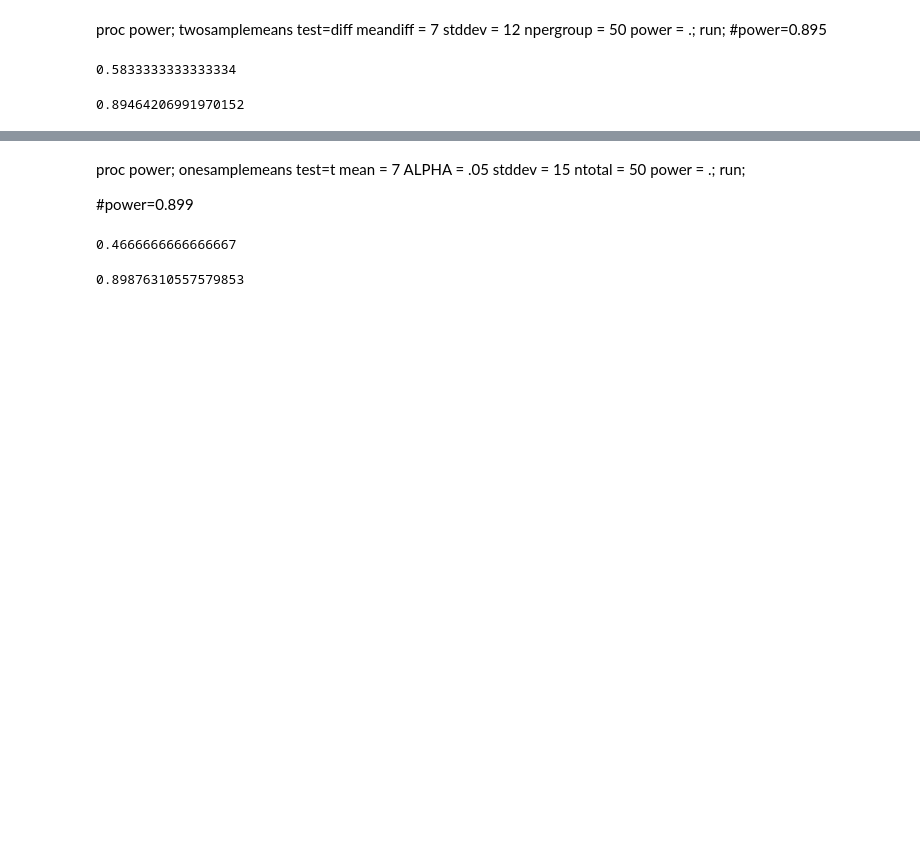
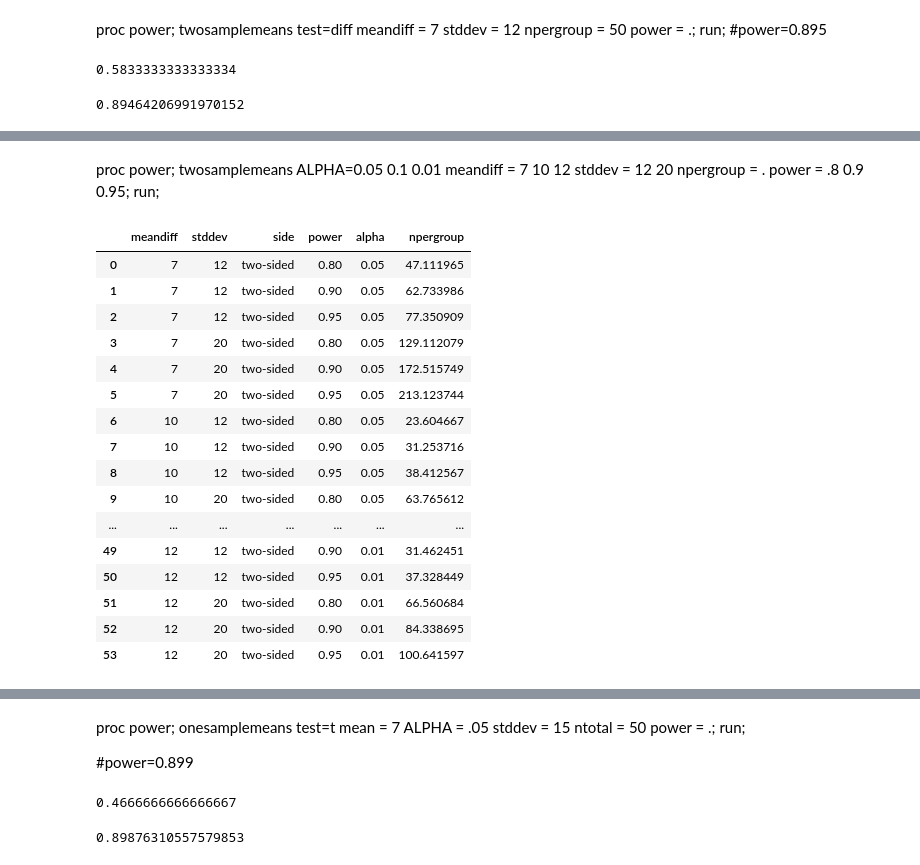
Before and after one commit to qiuqm/titanic, a Jupyter notebook: sample size calculation.ipynb, the cells around one changed output, grey strips where cells are left out. Saved outputs shown, nothing was run; the diff lists cells and outputs as text; code cells hidden in the pictures; blank space fills up the shorter version.

```diff
--- a/sample size calculation.ipynb
+++ b/sample size calculation.ipynb
@@ -17,0 +133,36 @@ smp.TTestIndPower().solve_power(d, nobs1=50, ratio=1, alpha=0.1, alternative='tw
+# %% [markdown]
+proc power;
+      twosamplemeans
+         ALPHA=0.05 0.1 0.01
+         meandiff = 7 10 12
+         stddev = 12 20
+         npergroup = .
+         power = .8 0.9 0.95;
+run;
+# %%
+alpha0=[0.05,0.1,0.01]
+meandiff0=[7,10,12]
+stddev0=[12,20]
+npergroup0=[]
+side0=['two-sided']
+power0=[0.8,0.9,0.95]
+power_list_df =proc_power(alpha0,meandiff0,stddev0,npergroup0,side0,power0)
+power_list_df
+# %% [output]
+|  | meandiff | stddev | side | power | alpha | npergroup |
+| 0 | 7 | 12 | two-sided | 0.80 | 0.05 | 47.111965 |
+| 1 | 7 | 12 | two-sided | 0.90 | 0.05 | 62.733986 |
+| 2 | 7 | 12 | two-sided | 0.95 | 0.05 | 77.350909 |
+| 3 | 7 | 20 | two-sided | 0.80 | 0.05 | 129.112079 |
+| 4 | 7 | 20 | two-sided | 0.90 | 0.05 | 172.515749 |
+| 5 | 7 | 20 | two-sided | 0.95 | 0.05 | 213.123744 |
+| 6 | 10 | 12 | two-sided | 0.80 | 0.05 | 23.604667 |
+| 7 | 10 | 12 | two-sided | 0.90 | 0.05 | 31.253716 |
+| 8 | 10 | 12 | two-sided | 0.95 | 0.05 | 38.412567 |
+| 9 | 10 | 20 | two-sided | 0.80 | 0.05 | 63.765612 |
+| ... | ... | ... | ... | ... | ... | ... |
+| 49 | 12 | 12 | two-sided | 0.90 | 0.01 | 31.462451 |
+| 50 | 12 | 12 | two-sided | 0.95 | 0.01 | 37.328449 |
+| 51 | 12 | 20 | two-sided | 0.80 | 0.01 | 66.560684 |
+| 52 | 12 | 20 | two-sided | 0.90 | 0.01 | 84.338695 |
+| 53 | 12 | 20 | two-sided | 0.95 | 0.01 | 100.641597 |
```
Also changed, not shown: parts of 8 cells of this notebook.
